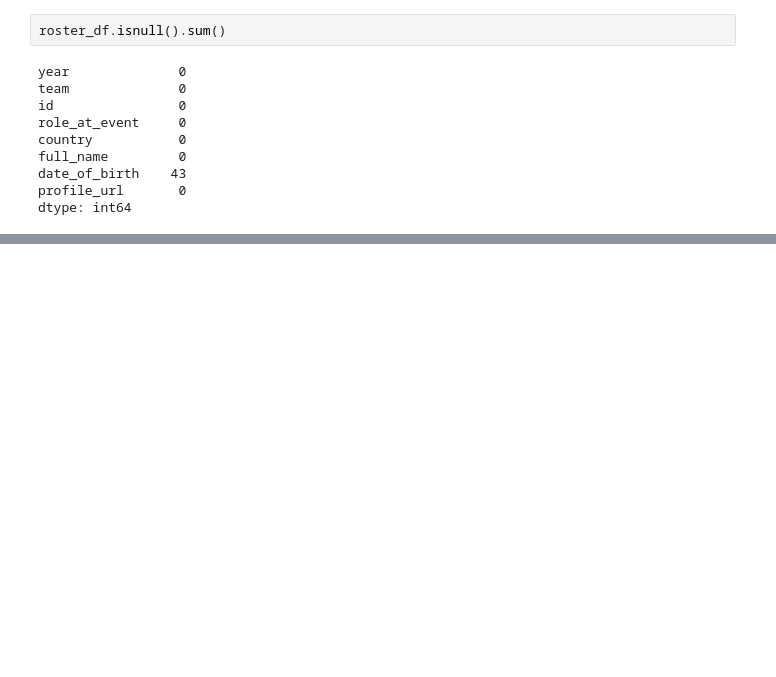
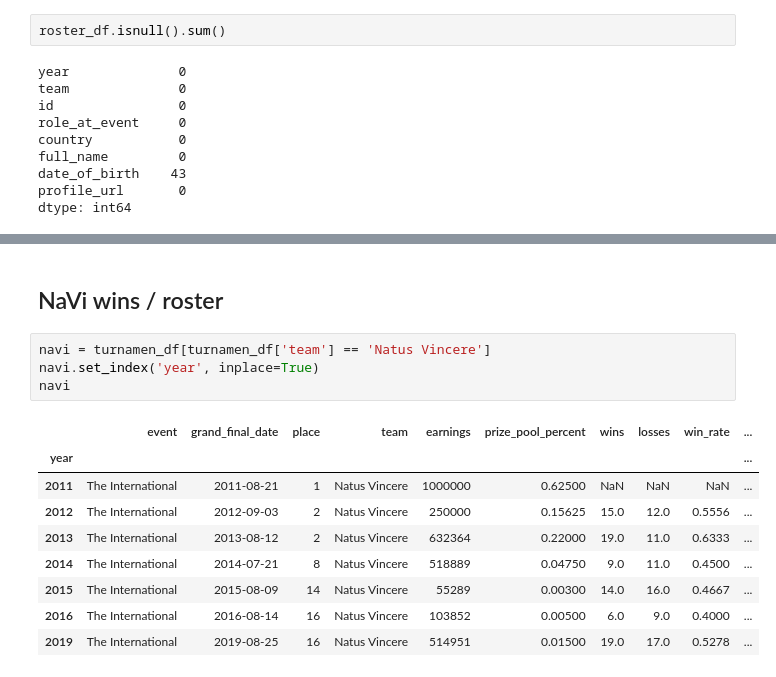
Before and after one commit to royandhika/the_international_trial, a Jupyter notebook: the_internationals.ipynb, the cells around one changed output, grey strips where cells are left out. Saved outputs shown, nothing was run; the diff lists cells and outputs as text; blank space fills up the shorter version.

```diff
--- a/the_internationals.ipynb
+++ b/the_internationals.ipynb
@@ -346,0 +394,16 @@ AttributeError: module 'pandas' has no attribute 'prizepool_oty'
+# %% [markdown]
+## NaVi wins / roster
+# %%
+navi = turnamen_df[turnamen_df['team'] == 'Natus Vincere']
+navi.set_index('year', inplace=True)
+navi
+# %% [output]
+|  | event | grand_final_date | place | team | earnings | prize_pool_percent | wins | losses | win_rate | ... |
+| year |  |  |  |  |  |  |  |  |  | ... |
+| 2011 | The International | 2011-08-21 | 1 | Natus Vincere | 1000000 | 0.62500 | NaN | NaN | NaN | ... |
+| 2012 | The International | 2012-09-03 | 2 | Natus Vincere | 250000 | 0.15625 | 15.0 | 12.0 | 0.5556 | ... |
+| 2013 | The International | 2013-08-12 | 2 | Natus Vincere | 632364 | 0.22000 | 19.0 | 11.0 | 0.6333 | ... |
+| 2014 | The International | 2014-07-21 | 8 | Natus Vincere | 518889 | 0.04750 | 9.0 | 11.0 | 0.4500 | ... |
+| 2015 | The International | 2015-08-09 | 14 | Natus Vincere | 55289 | 0.00300 | 14.0 | 16.0 | 0.4667 | ... |
+| 2016 | The International | 2016-08-14 | 16 | Natus Vincere | 103852 | 0.00500 | 6.0 | 9.0 | 0.4000 | ... |
+| 2019 | The International | 2019-08-25 | 16 | Natus Vincere | 514951 | 0.01500 | 19.0 | 17.0 | 0.5278 | ... |
```
Also changed, not shown: parts of 13 cells of this notebook.
